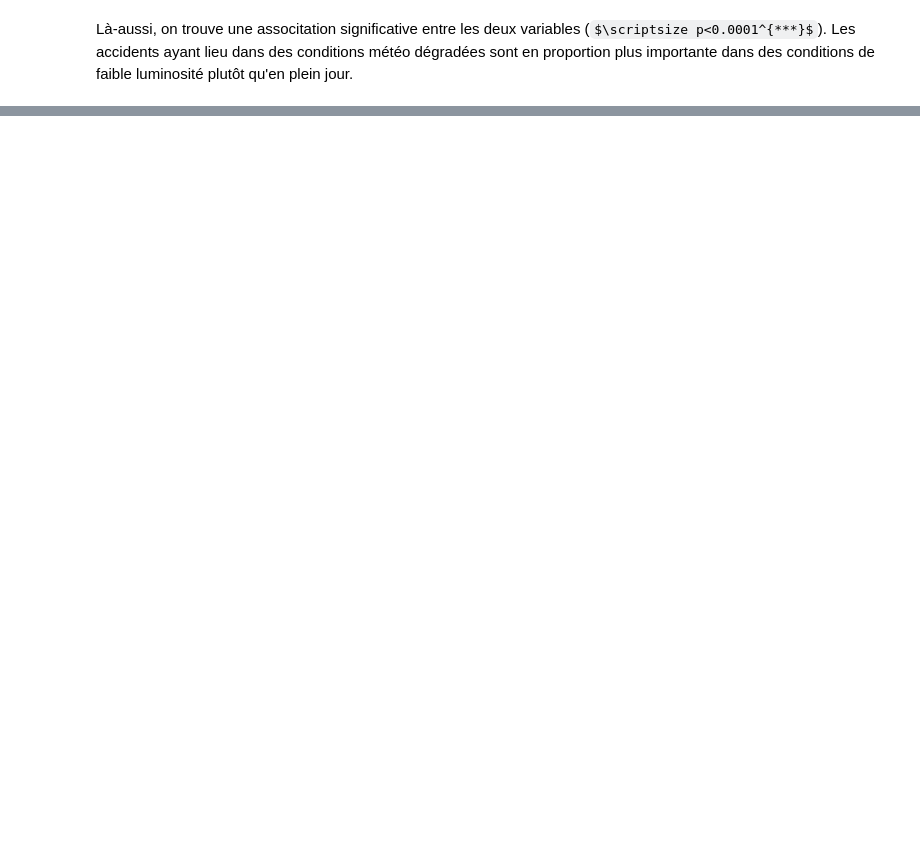
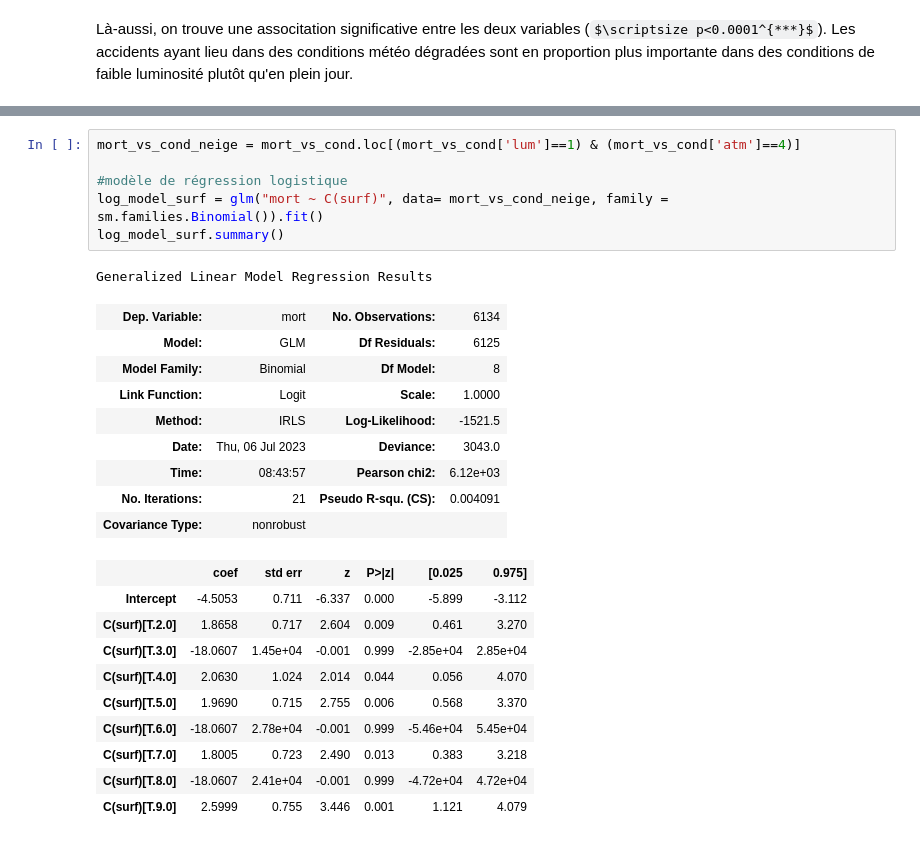
Before and after one commit to nlejay/accidents_circulation, a Jupyter notebook: projet_acc_route.ipynb, the cells around one changed output, grey strips where cells are left out. Cells and saved outputs as stored; diff of their text form; some formulas as TeX source; blank space fills up the shorter version.

```diff
--- a/projet_acc_route.ipynb
+++ b/projet_acc_route.ipynb
@@ -2355,0 +2457,27 @@ Les accidents ayant lieu dans des conditions météo dégradées sont en proport
+# %%
+mort_vs_cond_neige = mort_vs_cond.loc[(mort_vs_cond['lum']==1) & (mort_vs_cond['atm']==4)]
+
+#modèle de régression logistique
+log_model_surf = glm("mort ~ C(surf)", data= mort_vs_cond_neige, family = sm.families.Binomial()).fit()
+log_model_surf.summary()
+# %% [output]
+Generalized Linear Model Regression Results
+| Dep. Variable: | mort | No. Observations: | 6134 |
+| Model: | GLM | Df Residuals: | 6125 |
+| Model Family: | Binomial | Df Model: | 8 |
+| Link Function: | Logit | Scale: | 1.0000 |
+| Method: | IRLS | Log-Likelihood: | -1521.5 |
+| Date: | Thu, 06 Jul 2023 | Deviance: | 3043.0 |
+| Time: | 08:43:57 | Pearson chi2: | 6.12e+03 |
+| No. Iterations: | 21 | Pseudo R-squ. (CS): | 0.004091 |
+| Covariance Type: | nonrobust |  |  |
+|  | coef | std err | z | P>|z| | [0.025 | 0.975] |
+| Intercept | -4.5053 | 0.711 | -6.337 | 0.000 | -5.899 | -3.112 |
+| C(surf)[T.2.0] | 1.8658 | 0.717 | 2.604 | 0.009 | 0.461 | 3.270 |
+| C(surf)[T.3.0] | -18.0607 | 1.45e+04 | -0.001 | 0.999 | -2.85e+04 | 2.85e+04 |
+| C(surf)[T.4.0] | 2.0630 | 1.024 | 2.014 | 0.044 | 0.056 | 4.070 |
+| C(surf)[T.5.0] | 1.9690 | 0.715 | 2.755 | 0.006 | 0.568 | 3.370 |
+| C(surf)[T.6.0] | -18.0607 | 2.78e+04 | -0.001 | 0.999 | -5.46e+04 | 5.45e+04 |
+| C(surf)[T.7.0] | 1.8005 | 0.723 | 2.490 | 0.013 | 0.383 | 3.218 |
+| C(surf)[T.8.0] | -18.0607 | 2.41e+04 | -0.001 | 0.999 | -4.72e+04 | 4.72e+04 |
+| C(surf)[T.9.0] | 2.5999 | 0.755 | 3.446 | 0.001 | 1.121 | 4.079 |
```
Also changed, not shown: parts of 26 cells of this notebook.
